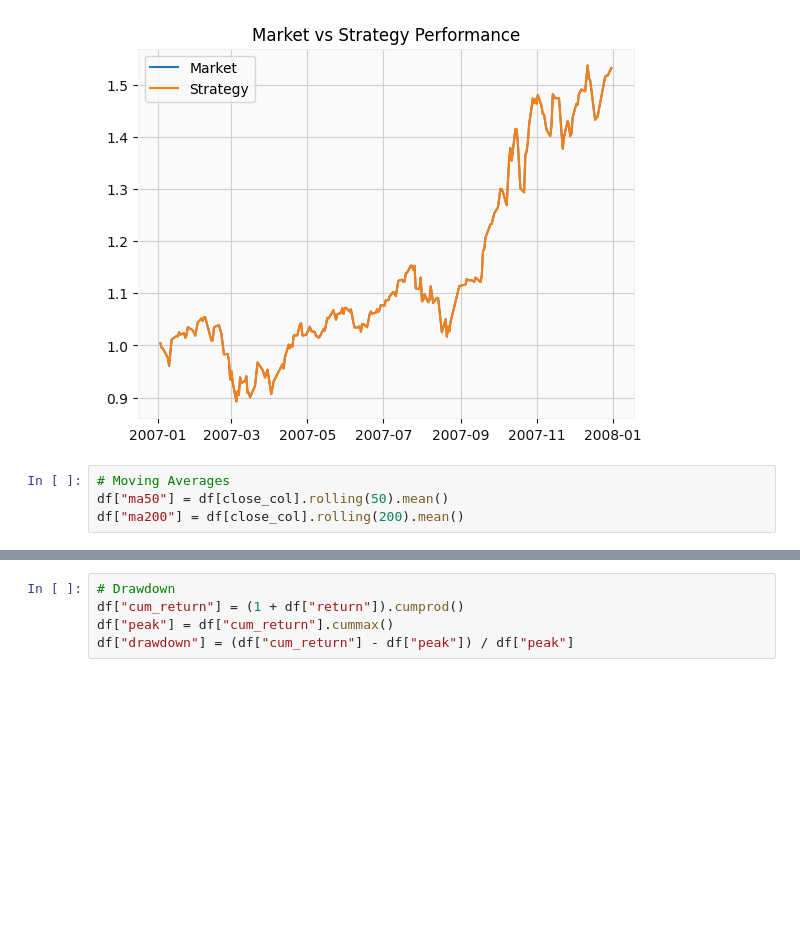
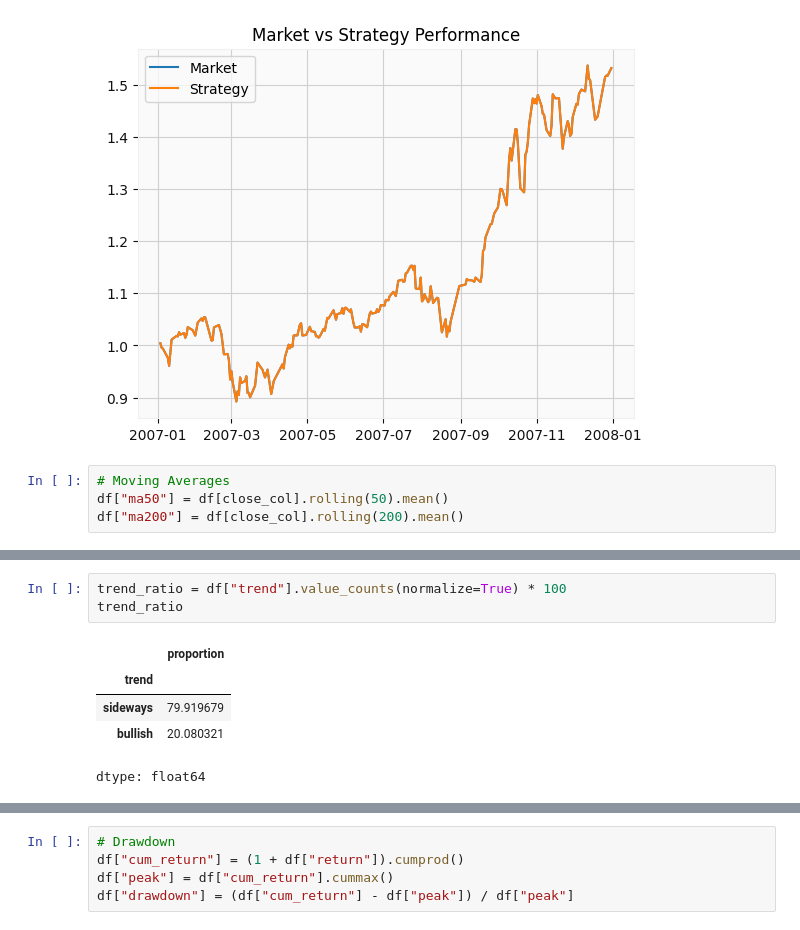
Before and after one commit to Goal48/NIFTY_Data_Analysis, a Jupyter notebook: NIFTY50.ipynb, the cells around one changed output, grey strips where cells are left out. Cells and saved outputs as stored; diff of their text form; blank space fills up the shorter version.

```diff
--- a/NIFTY50.ipynb
+++ b/NIFTY50.ipynb
@@ -116,0 +133,9 @@ df["ma200"] = df[close_col].rolling(200).mean()
+# %%
+trend_ratio = df["trend"].value_counts(normalize=True) * 100
+trend_ratio
+# %% [output]
+|  | proportion |
+| trend |  |
+| sideways | 79.919679 |
+| bullish | 20.080321 |
+dtype: float64
```
Also changed, not shown: parts of 4 cells of this notebook.
